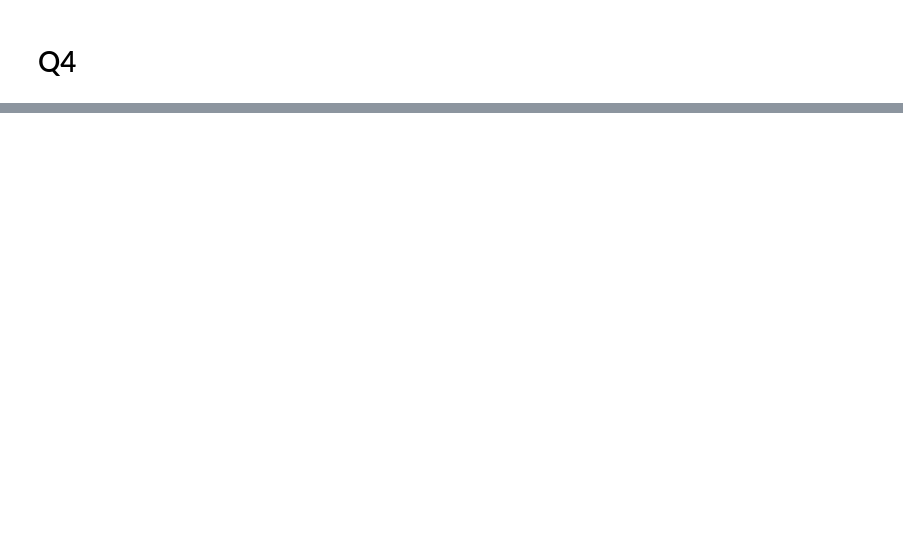
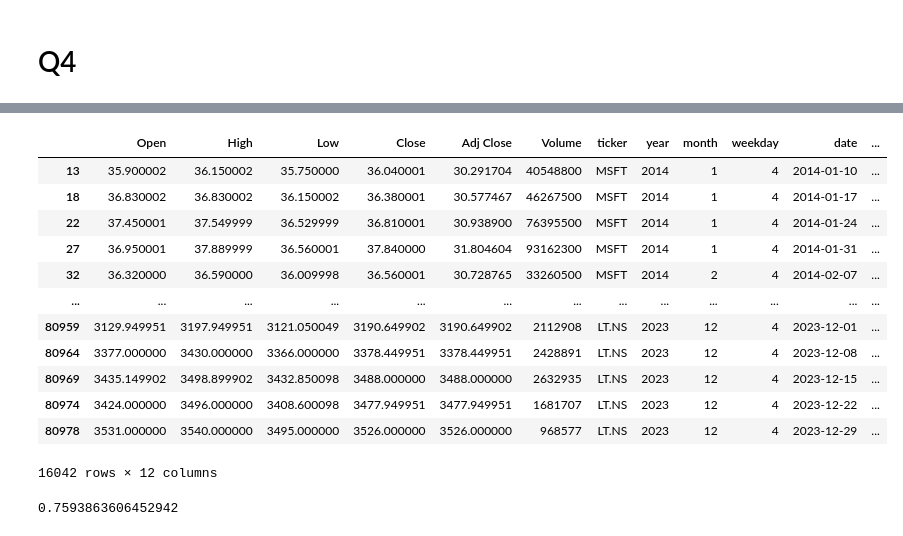
Before and after one commit to chiseanchang0727/Analytics-in-Stock-Markets, a Jupyter notebook: hw2_v2.ipynb, the cells around one changed output, grey strips where cells are left out. Saved outputs shown, nothing was run; the diff lists cells and outputs as text; code cells hidden in the pictures; blank space fills up the shorter version.

```diff
--- a/hw2_v2.ipynb
+++ b/hw2_v2.ipynb
@@ -283,2 +410,32 @@ highest_quantile: 1.039141956220915
 # %% [markdown]
 # Q4
+# %%
+def ticker_download(ticker_list):
+    df_result = pd.DataFrame()
+    for i, ticker in enumerate(ticker_list):
+        print(i, ticker)
+
+        # stock price
+        df = yf.download(tickers=ticker, period='max', interval='1d')
+
+        # feature generation
+        df['ticker'] = ticker
+        df['year'] = df.index.year
+        df['month'] = df.index.month
+        df['weekday'] = df.index.weekday
+        df['date'] = pd.to_datetime(df.index.date)
+
+        df = df[(df['date'] >= '2013-12-20') & (df['date'] <= '2023-12-31')]
+
+        df['CCI'] = talib.CCI(df.High.values, df.Low.values, df.Close.values, timeperiod=14)
+
+        time.sleep(1)
+
+        if df_result.empty:
+            df_result = df
+        else:
+            df_result = pd.concat([df_result, df], ignore_index=True)
+
+    return df_result
+# %%
+df_stocks_q4 = ticker_download(LARGEST_STOCKS)
@@ -284,0 +458,18 @@ highest_quantile: 1.039141956220915
+# %%
+df_stocks_q4_filter = df_stocks_q4[(df_stocks_q4['date'].dt.day_of_week == 4) & ~df_stocks_q4['CCI'].isna()]
+# %%
+df_stocks_q4_filter
+# %% [output]
+|  | Open | High | Low | Close | Adj Close | Volume | ticker | year | month | weekday | date | ... |
+| 13 | 35.900002 | 36.150002 | 35.750000 | 36.040001 | 30.291704 | 40548800 | MSFT | 2014 | 1 | 4 | 2014-01-10 | ... |
+| 18 | 36.830002 | 36.830002 | 36.150002 | 36.380001 | 30.577467 | 46267500 | MSFT | 2014 | 1 | 4 | 2014-01-17 | ... |
+| 22 | 37.450001 | 37.549999 | 36.529999 | 36.810001 | 30.938900 | 76395500 | MSFT | 2014 | 1 | 4 | 2014-01-24 | ... |
+| 27 | 36.950001 | 37.889999 | 36.560001 | 37.840000 | 31.804604 | 93162300 | MSFT | 2014 | 1 | 4 | 2014-01-31 | ... |
+| 32 | 36.320000 | 36.590000 | 36.009998 | 36.560001 | 30.728765 | 33260500 | MSFT | 2014 | 2 | 4 | 2014-02-07 | ... |
+| ... | ... | ... | ... | ... | ... | ... | ... | ... | ... | ... | ... | ... |
+| 80959 | 3129.949951 | 3197.949951 | 3121.050049 | 3190.649902 | 3190.649902 | 2112908 | LT.NS | 2023 | 12 | 4 | 2023-12-01 | ... |
+| 80964 | 3377.000000 | 3430.000000 | 3366.000000 | 3378.449951 | 3378.449951 | 2428891 | LT.NS | 2023 | 12 | 4 | 2023-12-08 | ... |
+| 80969 | 3435.149902 | 3498.899902 | 3432.850098 | 3488.000000 | 3488.000000 | 2632935 | LT.NS | 2023 | 12 | 4 | 2023-12-15 | ... |
+| 80974 | 3424.000000 | 3496.000000 | 3408.600098 | 3477.949951 | 3477.949951 | 1681707 | LT.NS | 2023 | 12 | 4 | 2023-12-22 | ... |
+| 80978 | 3531.000000 | 3540.000000 | 3495.000000 | 3526.000000 | 3526.000000 | 968577 | LT.NS | 2023 | 12 | 4 | 2023-12-29 | ... |
+16042 rows × 12 columns
@@ -284,0 +498,4 @@ highest_quantile: 1.039141956220915
+# %%
+df_result.profit.sum()/1000
+# %% [output]
+0.7593863606452942
```
Also changed, not shown: parts of 12 cells of this notebook, 1 other file.
